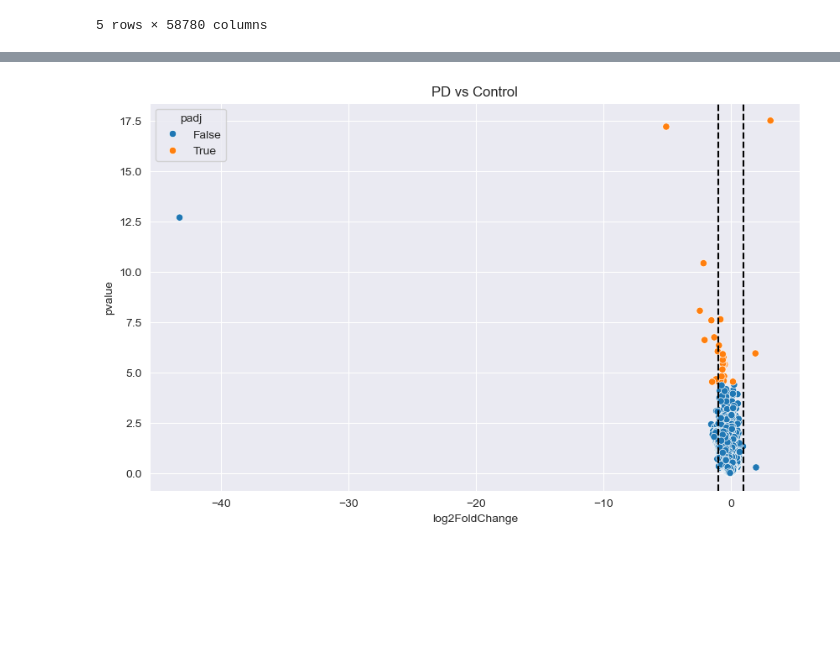
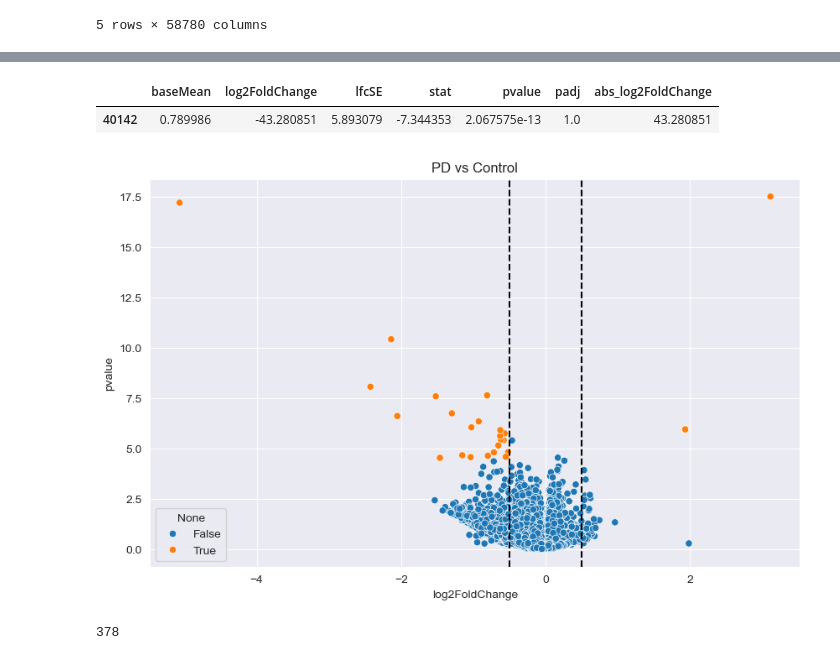
Before and after one commit to perpk/ppmi-wip, a Jupyter notebook: ppmi-wip.deg-males-control-pd-baselines.ipynb, the cells around one changed output, grey strips where cells are left out. Cells and saved outputs as stored; diff of their text form; code cells hidden in the pictures; blank space fills up the shorter version.

Commit message:
WIP - narrow down cell covariates to those with greatest proportion

```diff
--- a/ppmi-wip.deg-males-control-pd-baselines.ipynb
+++ b/ppmi-wip.deg-males-control-pd-baselines.ipynb
@@ -97,6 +109,6 @@ df.head()
 # %%
 from pydeseq2.ds import DeseqDataSet
-dds = DeseqDataSet(counts=df, metadata=filtered_cell_meta, design_factors=design_factors) #metadata=filtered_cell_meta, design_factors=design_factors, ref_level="Control")
+dds = DeseqDataSet(counts=adata.layers['gene_symbols'], metadata=filtered_cell_meta, design_factors=design_factors) #metadata=filtered_cell_meta, design_factors=design_factors, ref_level="Control")
 # %%
 dds.deseq2()
 # %% [output]
@@ -175,13 +204,26 @@ deg_results_sign
+# %%
+deg_results[deg_results["abs_log2FoldChange"] >= 40]
+# %% [output]
+|  | baseMean | log2FoldChange | lfcSE | stat | pvalue | padj | abs_log2FoldChange |
+| 40142 | 0.789986 | -43.280851 | 5.893079 | -7.344353 | 2.067575e-13 | 1.0 | 43.280851 |
+# %%
+deg_results = deg_results.drop(index="ENSG00000211912.1")
 # %%
 import matplotlib.pyplot as plt
 import seaborn as sns
 import numpy as np
 
 plt.figure(figsize=(10,6))
-sns.scatterplot(x=deg_results['log2FoldChange'], y=-np.log10(deg_results['pvalue']), hue=(deg_results['padj'] <= 0.05))
-plt.axvline(-1, color='k', linestyle='--')
-plt.axvline(1, color='k', linestyle='--')
+sns.scatterplot(x=deg_results['log2FoldChange'],
+                y=-np.log10(deg_results['pvalue']),
+                hue=((deg_results['padj'] < 0.05) & (deg_results['abs_log2FoldChange'] > 0.5)))
+plt.axvline(-0.5, color='k', linestyle='--')
+plt.axvline(0.5, color='k', linestyle='--')
 plt.title("PD vs Control")
 plt.show()
 # %% [output]
-[figure, old version]
+[figure, new version]
+# %%
+len(adata.layers['gene_symbols'])
+# %% [output]
+378
```
Also changed, not shown: parts of 6 cells of this notebook, 1 other file.
